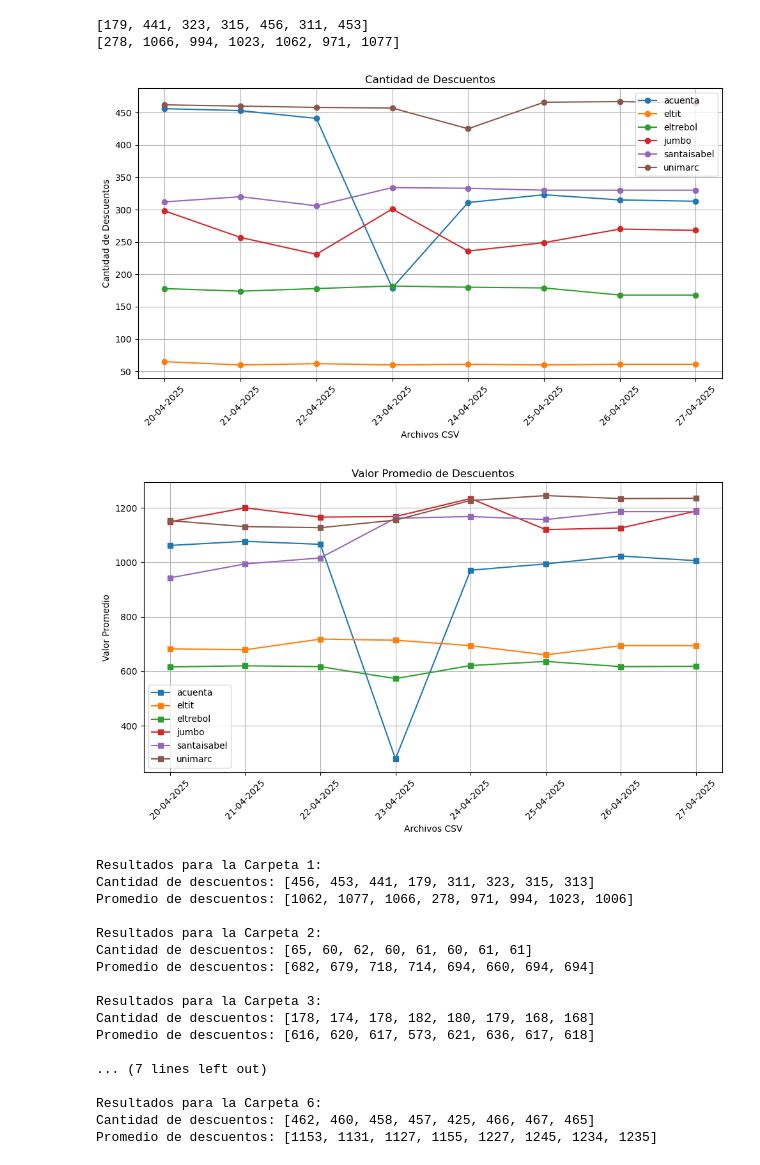
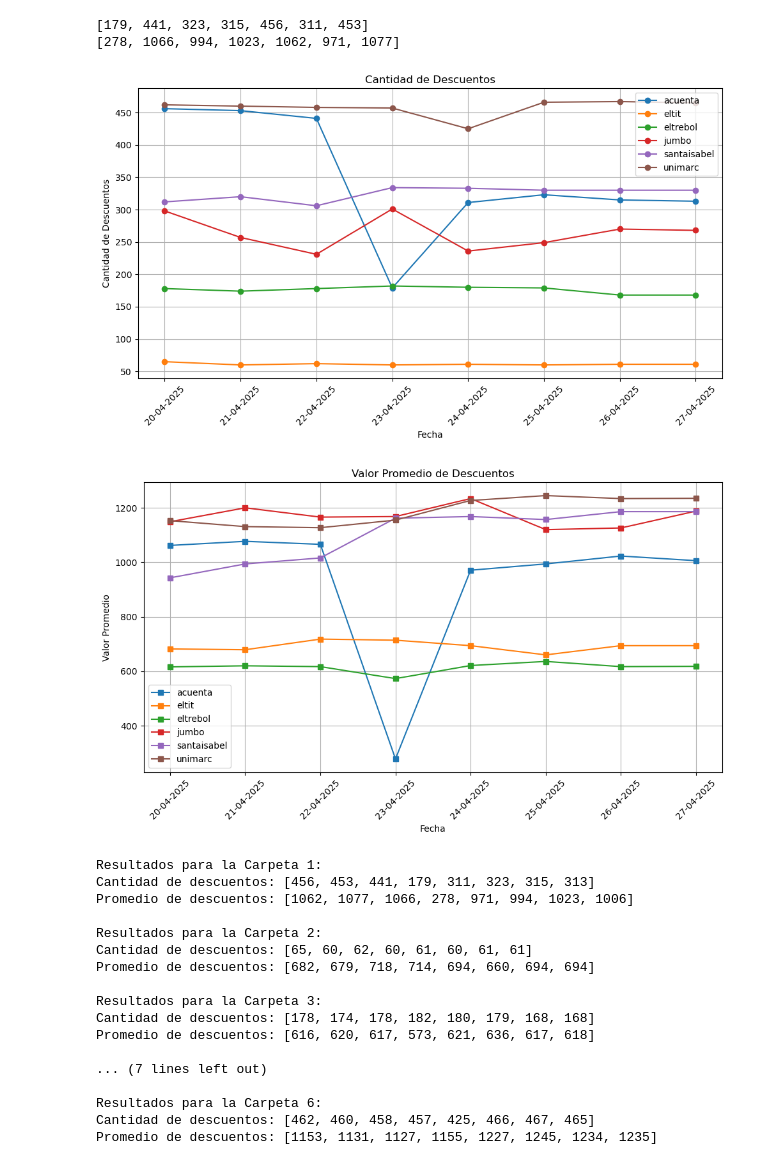
Before and after one commit to zetastormy/grocery-price-tracking, a Jupyter notebook: graphs/discount-tracking/discount-time.ipynb, the cells around one changed output. Saved outputs shown, nothing was run; the diff lists cells and outputs as text; code cells hidden in the pictures.

```diff
--- a/graphs/discount-tracking/discount-time.ipynb
+++ b/graphs/discount-tracking/discount-time.ipynb
@@ -138,7 +138,7 @@ for i, cantidad_data in enumerate(cantidad):
     plt.plot(cantidad_data, label=f'{nombres_carpetas[i]}', marker='o')
 
 plt.title('Cantidad de Descuentos')
-plt.xlabel('Archivos CSV')
+plt.xlabel('Fecha')
 plt.ylabel('Cantidad de Descuentos')
 
 # Establecer los ticks para todos los archivos CSV en todas las carpetas
@@ -148,36 +148,36 @@ plt.xticks(range(len(nombres_archivos[0])), nombres_archivos[0], rotation=45)
 plt.legend()
 plt.grid(True)
 plt.tight_layout()
 plt.savefig("cantidad_descuentos.png", format='png')
 plt.show()  # Mostrar gráfico de cantidad de descuentos
 
 # Graficar el valor promedio de descuentos (gráfico 2)
 plt.figure(figsize=(10, 6))
 for i, promedio_data in enumerate(promedio):
     plt.plot(promedio_data, label=f'{nombres_carpetas[i]}', marker='s')
 
 plt.title('Valor Promedio de Descuentos')
-plt.xlabel('Archivos CSV')
+plt.xlabel('Fecha')
 plt.ylabel('Valor Promedio')
 
 # Establecer los ticks para todos los archivos CSV en todas las carpetas
 plt.xticks(range(len(nombres_archivos[0])), nombres_archivos[0], rotation=45)
 
 plt.legend()
 plt.grid(True)
 plt.tight_layout()
 
 plt.savefig("valor_promedio_descuentos.png", format='png')
 plt.show()  # Mostrar gráfico de valor promedio de descuentos
 
 # Imprimir los resultados para cada carpeta
 for i in range(len(carpetas)):
     print(f"\nResultados para la Carpeta {i+1}:")
     print("Cantidad de descuentos:", cantidad[i])
     print("Promedio de descuentos:", promedio[i])
 # %% [output]
-[figure, old version]
+[figure, new version]
-[figure, old version]
+[figure, new version]
 Resultados para la Carpeta 1:
 Cantidad de descuentos: [456, 453, 441, 179, 311, 323, 315, 313]
 Promedio de descuentos: [1062, 1077, 1066, 278, 971, 994, 1023, 1006]
```
Also changed, not shown: 3 other files.
